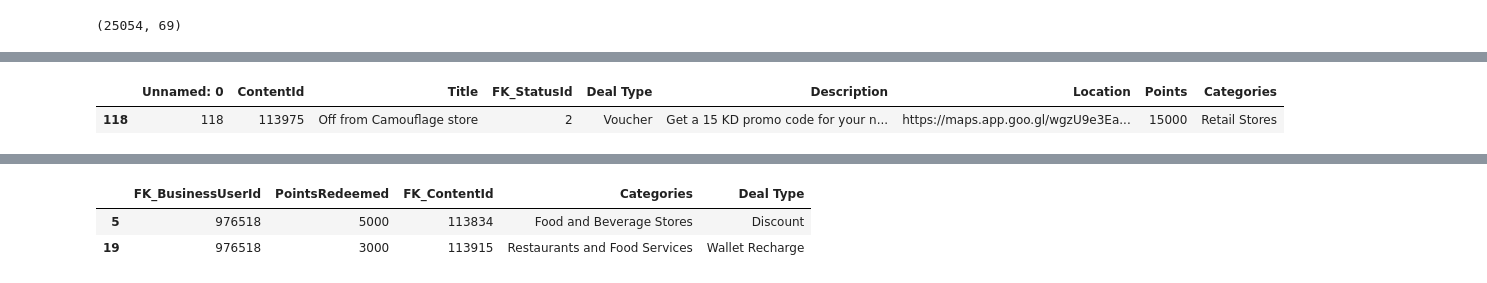
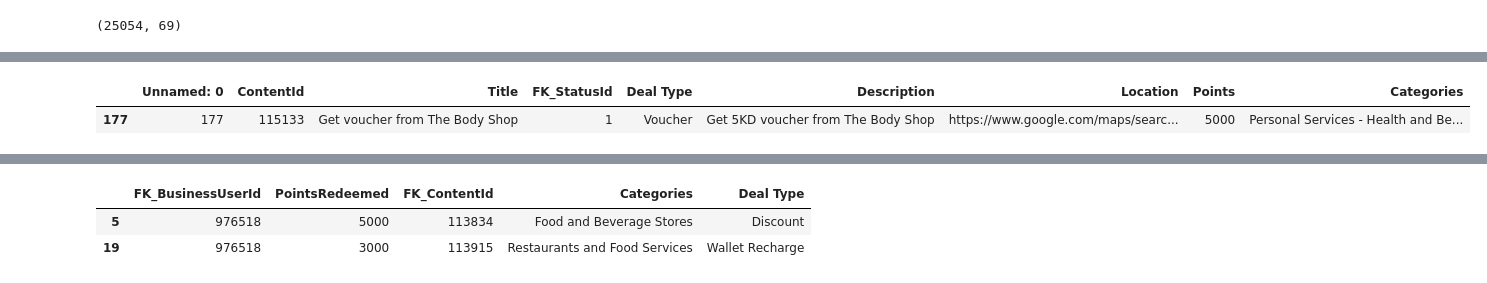
Before and after one commit to DboukAli98/KFHXRelatedAi, a Jupyter notebook: NoteBooks/Model Generation/Model_Reward.ipynb, the cells around one changed output, grey strips where cells are left out. Drawn from its saved outputs; the diff is of its cells as text; code cells hidden in the pictures.

```diff
--- a/NoteBooks/Model Generation/Model_Reward.ipynb
+++ b/NoteBooks/Model Generation/Model_Reward.ipynb
@@ -519,11 +510,11 @@ Hybrid Recommended deal: 115135, Combined Score: 0.45175008026719893, Category:
 # %%
-specific_content_id = 113975,
+specific_content_id = 115133,
 result = deals_data[deals_data['ContentId'] == specific_content_id]
 
 result
 # %% [output]
 |  | Unnamed: 0 | ContentId | Title | FK_StatusId | Deal Type | Description | Location | Points | Categories |
-| 118 | 118 | 113975 | Off from Camouflage store | 2 | Voucher | Get a 15 KD promo code for your n... | https://maps.app.goo.gl/wgzU9e3Ea... | 15000 | Retail Stores |
+| 177 | 177 | 115133 | Get voucher from The Body Shop | 1 | Voucher | Get 5KD voucher from The Body Shop | https://www.google.com/maps/searc... | 5000 | Personal Services - Health and Be... |
 # %%
 user_last_interactions = user_item_matrix.loc[user_id]
 user_interacted_items = user_last_interactions[user_last_interactions > 0].index
```
Also changed, not shown: parts of 6 cells of this notebook.
